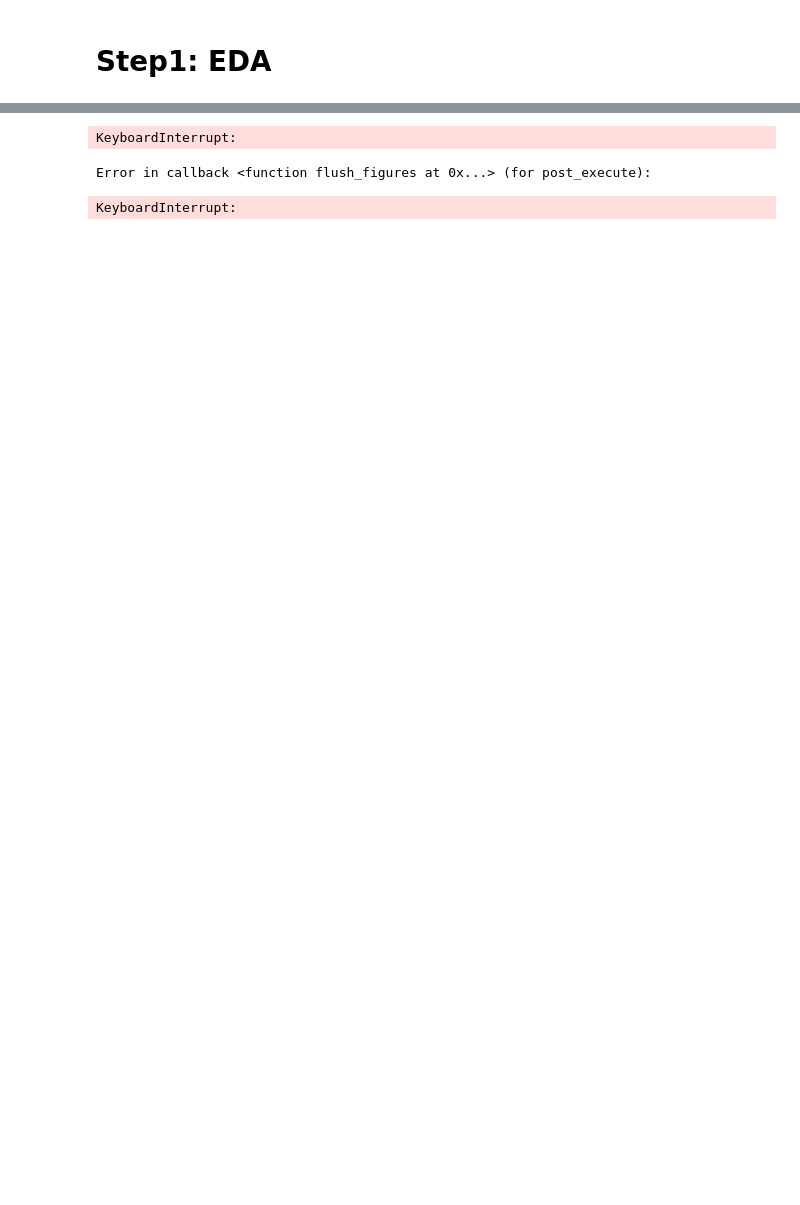
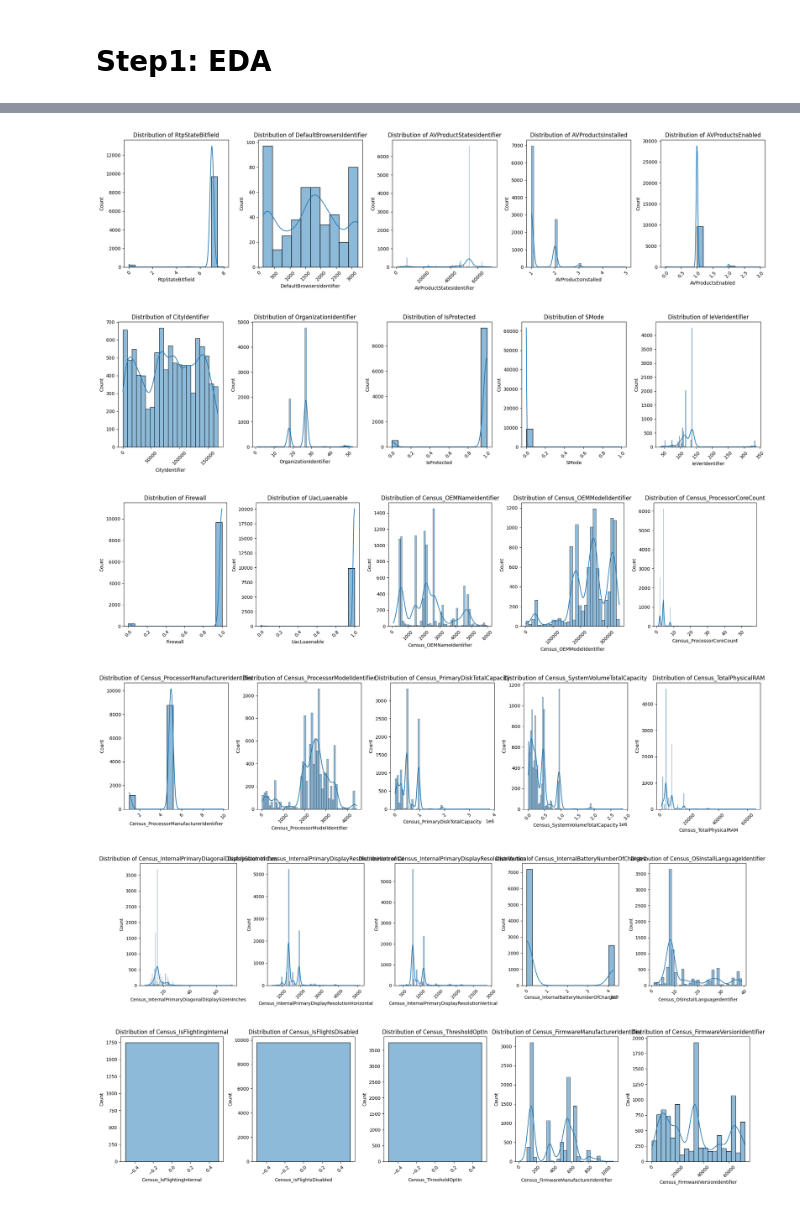
Before and after one commit to youssef-223/Digital-Egypt-Pioneers-Initiative-DEPI-, a Jupyter notebook: Microsoft_Malware_Kaagle/Microsoft_Malware_Classification.ipynb, the cells around one changed output, grey strips where cells are left out. Cells and saved outputs as stored; diff of their text form; code cells hidden in the pictures; blank space fills up the shorter version.

```diff
--- a/Microsoft_Malware_Kaagle/Microsoft_Malware_Classification.ipynb
+++ b/Microsoft_Malware_Kaagle/Microsoft_Malware_Classification.ipynb
@@ -123,27 +205,11 @@ HasDetections                               921483
 Length: 84, dtype: int64
-# %%
-numerical_data = raw_data.select_dtypes(include=['int64', 'float64'])
-categorical_data = raw_data.select_dtypes(include=['object'])
-
-# Set up the figure for subplots
-fig, axes = plt.subplots(1, len(numerical_data.columns), figsize=(15, 5))
-
-# Plot the distribution of each numerical feature
-for i, col in enumerate(numerical_data.columns):
-    sns.histplot(numerical_data[col], kde=True, ax=axes[i])
-    axes[i].set_title(f'Distribution of {col}')
-
-# Display the plots
-plt.tight_layout()
-plt.show()
-
-# Plot the distribution of categorical features using bar plots
-for col in categorical_data.columns:
-    plt.figure(figsize=(6, 4))
-    sns.countplot(x=col, data=categorical_data)
-    plt.title(f'Distribution of {col}')
-    plt.show()
-# %% [output]
-KeyboardInterrupt:
-Error in callback <function flush_figures at 0x...> (for post_execute):
-KeyboardInterrupt:
+# %%
+# Usage
+plot_numerical_features(train_data)
+# %% [output]
+[figure, added]
+[figure, added]
+[figure, added]
+[figure, added]
+[figure, added]
+[figure, added]
```
Also changed, not shown: parts of 20 cells of this notebook, 1 other file.
